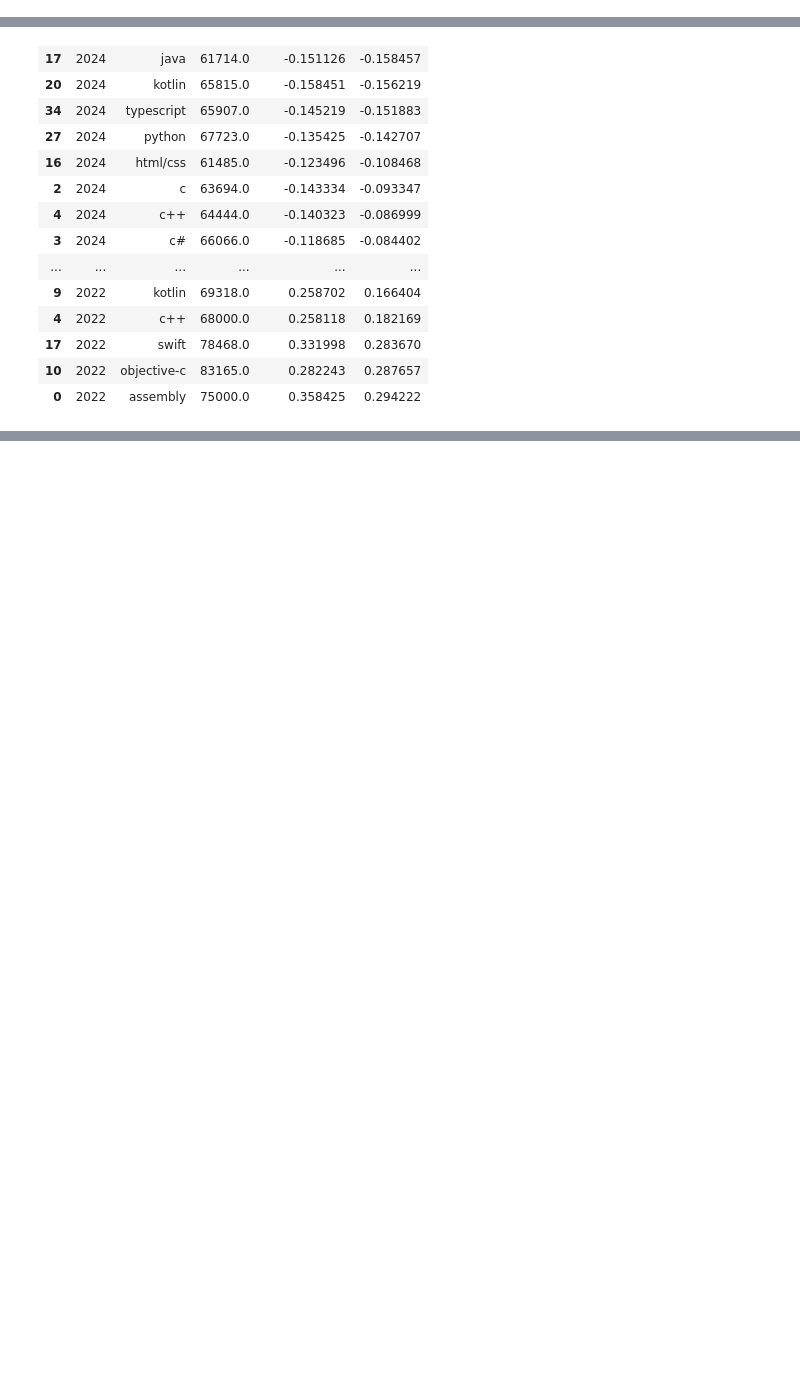
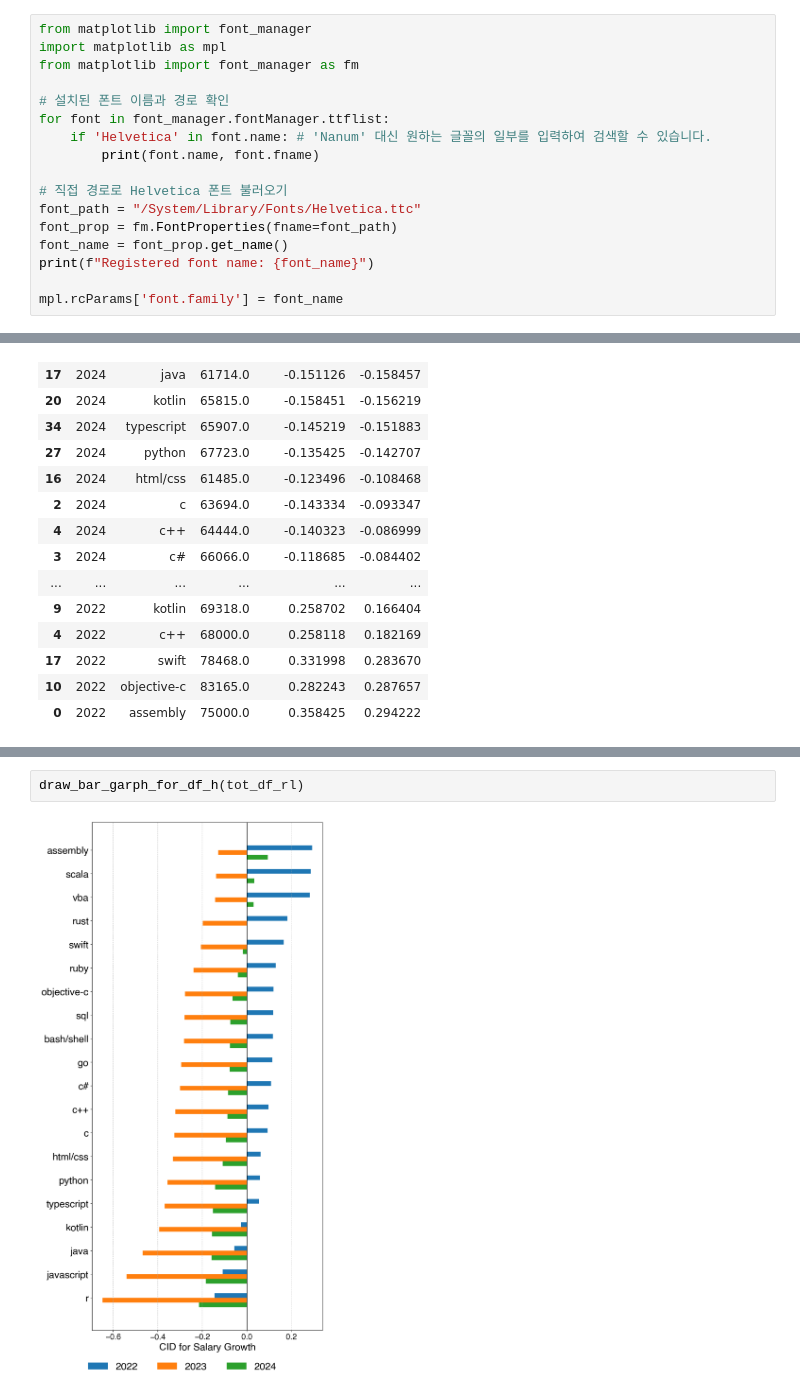
Before and after one commit to boysbeanxious/stackoverflow_src, a Jupyter notebook: submission/Result_Figure11.ipynb, the cells around one changed output, grey strips where cells are left out. Saved outputs shown, nothing was run; the diff lists cells and outputs as text; blank space fills up the shorter version.

```diff
--- a/submission/Result_Figure11.ipynb
+++ b/submission/Result_Figure11.ipynb
@@ -15,3 +15,20 @@ import matplotlib.pyplot as plt
 import numpy as np
 import pandas as pd
 import matplotlib.ticker as mticker
+# %%
+from matplotlib import font_manager
+import matplotlib as mpl
+from matplotlib import font_manager as fm
+
+# 설치된 폰트 이름과 경로 확인
+for font in font_manager.fontManager.ttflist:
+    if 'Helvetica' in font.name: # 'Nanum' 대신 원하는 글꼴의 일부를 입력하여 검색할 수 있습니다.
+        print(font.name, font.fname)
+
+# 직접 경로로 Helvetica 폰트 불러오기
+font_path = "/System/Library/Fonts/Helvetica.ttc"
+font_prop = fm.FontProperties(fname=font_path)
+font_name = font_prop.get_name()
+print(f"Registered font name: {font_name}")
+
+mpl.rcParams['font.family'] = font_name
@@ -267,0 +353,4 @@ draw_bar_garph_for_df(tot_df_log)
+# %%
+draw_bar_garph_for_df_h(tot_df_rl)
+# %% [output]
+[figure, added]
```
Also changed, not shown: parts of 7 cells of this notebook, 4 other files.
